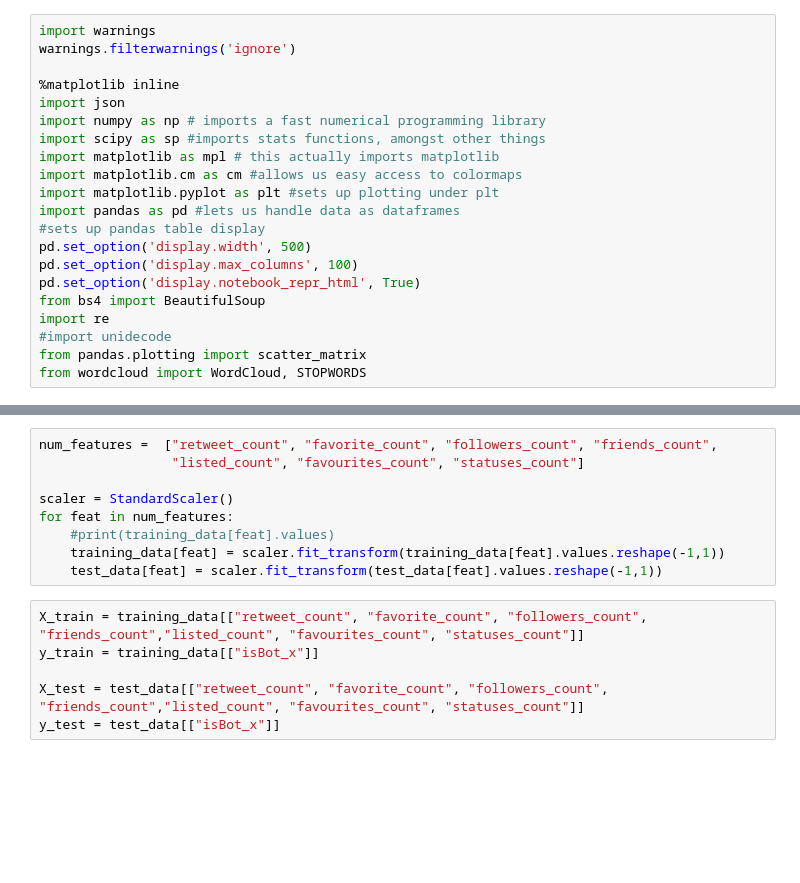
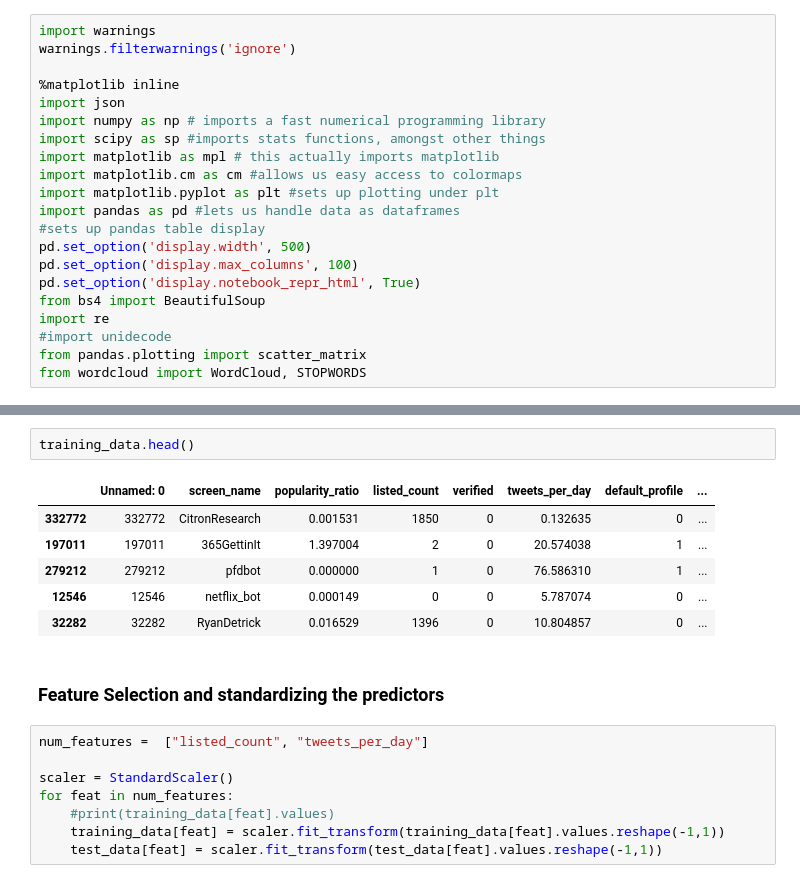
Before and after one commit to karanbhandarkar/TwitterBotDetection, a Jupyter notebook: ModelAnalysis.ipynb, the cells around one changed output, grey strips where cells are left out. Cells and saved outputs as stored; diff of their text form; blank space fills up the shorter version.

```diff
--- a/ModelAnalysis.ipynb
+++ b/ModelAnalysis.ipynb
@@ -101,15 +78,19 @@ print(" Training data size is {} and test data size is {}".format(len(training_d
+# %%
+training_data.head()
+# %% [output]
+|  | Unnamed: 0 | screen_name | popularity_ratio | listed_count | verified | tweets_per_day | default_profile | ... |
+| 332772 | 332772 | CitronResearch | 0.001531 | 1850 | 0 | 0.132635 | 0 | ... |
+| 197011 | 197011 | 365GettinIt | 1.397004 | 2 | 0 | 20.574038 | 1 | ... |
+| 279212 | 279212 | pfdbot | 0.000000 | 1 | 0 | 76.586310 | 1 | ... |
+| 12546 | 12546 | netflix_bot | 0.000149 | 0 | 0 | 5.787074 | 0 | ... |
+| 32282 | 32282 | RyanDetrick | 0.016529 | 1396 | 0 | 10.804857 | 0 | ... |
+# %% [markdown]
+### Feature Selection and standardizing the predictors
 # %%
-num_features =  ["retweet_count", "favorite_count", "followers_count", "friends_count",
-                 "listed_count", "favourites_count", "statuses_count"]
+num_features =  ["listed_count", "tweets_per_day"]
 
 scaler = StandardScaler()
 for feat in num_features:
     #print(training_data[feat].values)
     training_data[feat] = scaler.fit_transform(training_data[feat].values.reshape(-1,1))
     test_data[feat] = scaler.fit_transform(test_data[feat].values.reshape(-1,1))
-# %%
-X_train = training_data[["retweet_count", "favorite_count", "followers_count", "friends_count","listed_count", "favourites_count", "statuses_count"]]
-y_train = training_data[["isBot_x"]]
-
-X_test = test_data[["retweet_count", "favorite_count", "followers_count", "friends_count","listed_count", "favourites_count", "statuses_count"]]
-y_test = test_data[["isBot_x"]]
```
Also changed, not shown: parts of 52 cells of this notebook, 3 other files.
